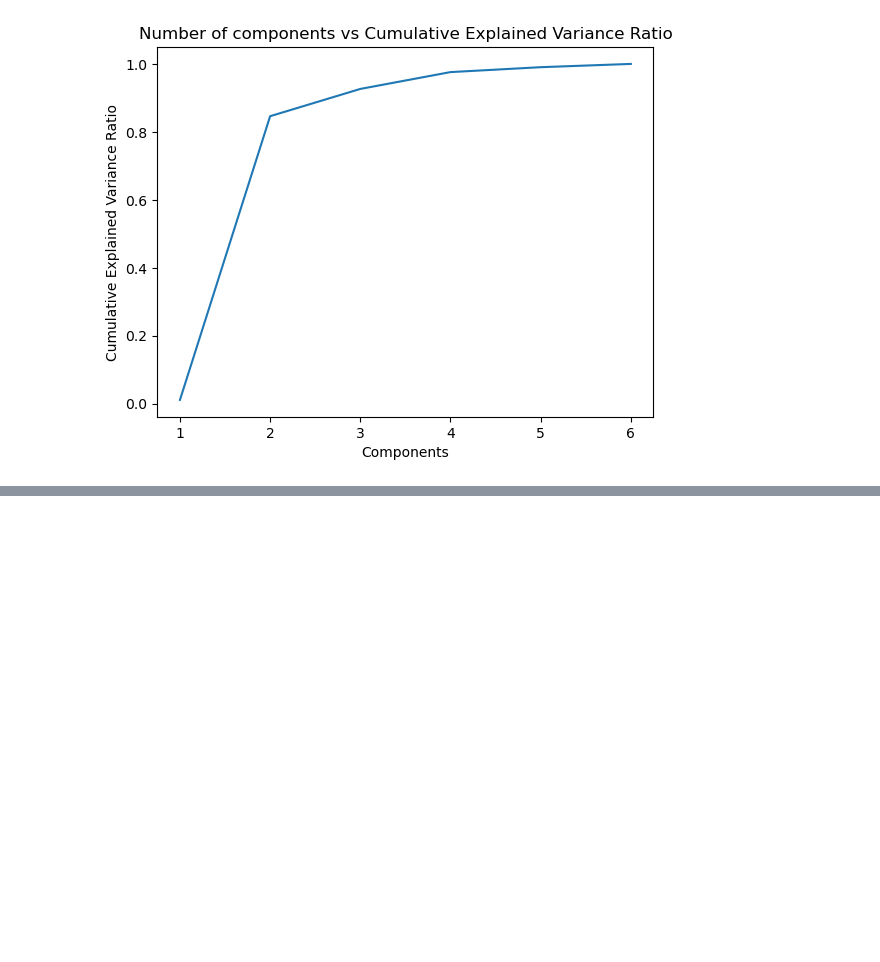
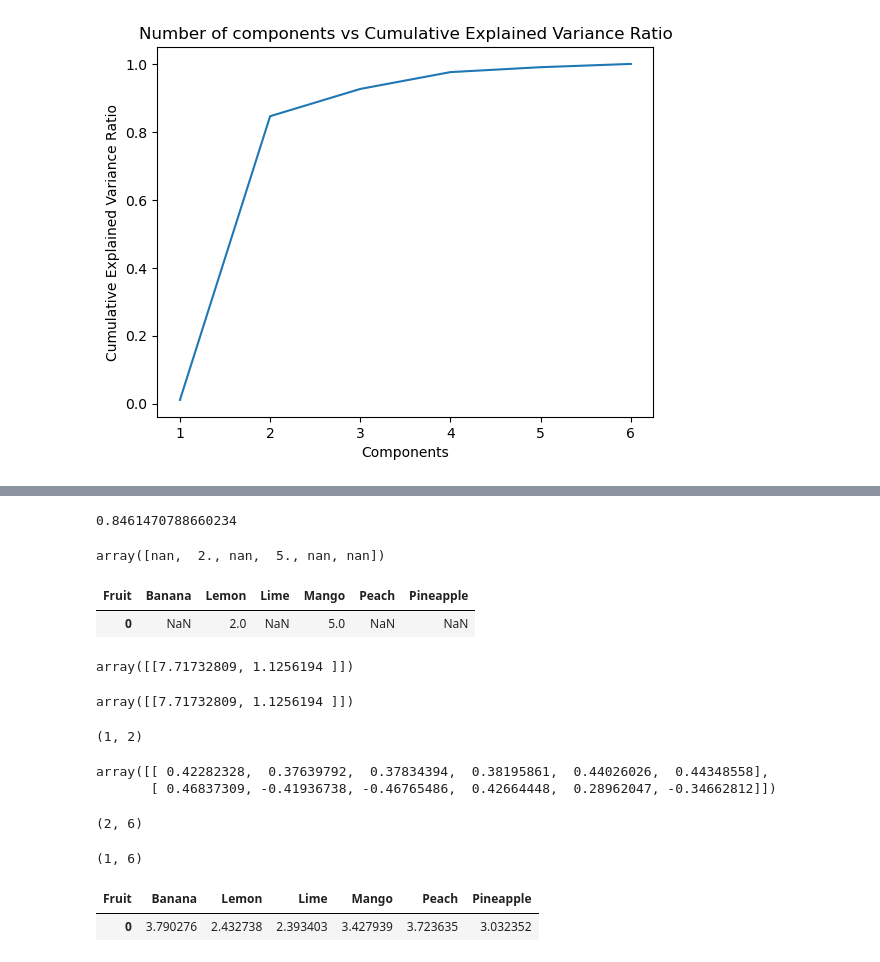
Before and after one commit to Camiloesp/PythonDataScience_UnsupervisedML, a Jupyter notebook: 5_Recommenders.ipynb, the cells around one changed output, grey strips where cells are left out. Saved outputs shown, nothing was run; the diff lists cells and outputs as text; code cells hidden in the pictures; blank space fills up the shorter version.

```diff
--- a/5_Recommenders.ipynb
+++ b/5_Recommenders.ipynb
@@ -383,0 +386,4 @@ cum_evr6_df.plot(
+# %%
+# Step 1: select a final model
+svd = TruncatedSVD(n_components=2)
+svd.fit_transform(X)
@@ -383,0 +408,23 @@ cum_evr6_df.plot(
+# %%
+sum(svd.explained_variance_ratio_)
+# %% [output]
+0.8461470788660234
+# %%
+# step 2: introduce a new user
+# this new user has rated 2 out of 6 fruits
+new_user = np.array([np.NaN, 2, np.NaN, 5, np.NaN, np.NaN])
+new_user
+# %% [output]
+array([nan,  2., nan,  5., nan, nan])
+# %%
+# View the new user's ratings as a dataframe
+new_user_6d = pd.DataFrame([new_user], columns=X.columns)
+new_user_6d
+# %% [output]
+| Fruit | Banana | Lemon | Lime | Mango | Peach | Pineapple |
+| 0 | NaN | 2.0 | NaN | 5.0 | NaN | NaN |
+# %%
+new_user_2d = svd.transform(new_user_6d.fillna(3))
+new_user_2d
+# %% [output]
+array([[7.71732809, 1.1256194 ]])
@@ -383,0 +433,29 @@ cum_evr6_df.plot(
+# %%
+new_user_2d
+# %% [output]
+array([[7.71732809, 1.1256194 ]])
+# %%
+new_user_2d.shape
+# %% [output]
+(1, 2)
+# %%
+VT = svd.components_
+VT
+# %% [output]
+array([[ 0.42282328,  0.37639792,  0.37834394,  0.38195861,  0.44026026,  0.44348558],
+       [ 0.46837309, -0.41936738, -0.46765486,  0.42664448,  0.28962047, -0.34662812]])
+# %%
+VT.shape
+# %% [output]
+(2, 6)
+# %%
+new_user_recs = np.dot(new_user_2d, VT)
+new_user_recs.shape
+# %% [output]
+(1, 6)
+# %%
+recs = pd.DataFrame(new_user_recs, columns=X.columns)
+recs
+# %% [output]
+| Fruit | Banana | Lemon | Lime | Mango | Peach | Pineapple |
+| 0 | 3.790276 | 2.432738 | 2.393403 | 3.427939 | 3.723635 | 3.032352 |
```
Also changed, not shown: parts of 5 cells of this notebook, 1 other file.
